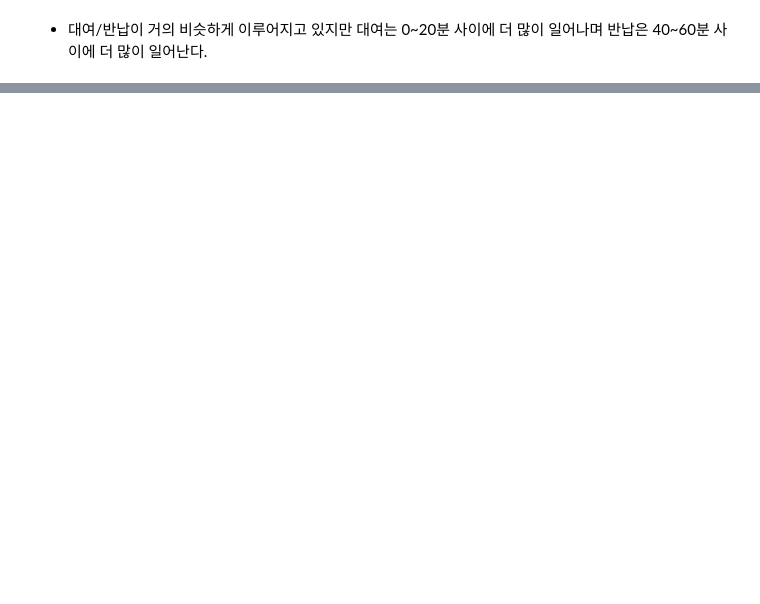
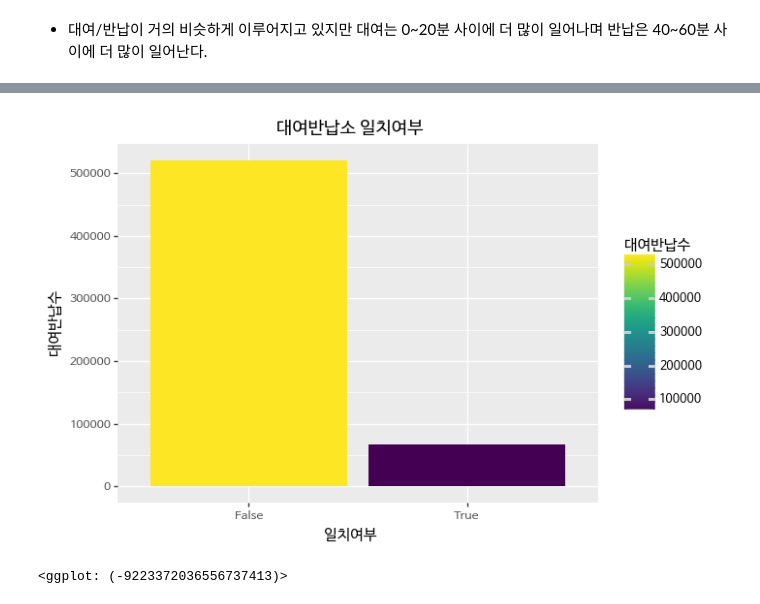
Before and after one commit to corazzon/OpenDataWrangling, a Jupyter notebook: seoul-bike-01.ipynb, the cells around one changed output, grey strips where cells are left out. Drawn from its saved outputs; the diff is of its cells as text; code cells hidden in the pictures; blank space fills up the shorter version.

Commit message:
반납/대여소 일치여부

```diff
--- a/seoul-bike-01.ipynb
+++ b/seoul-bike-01.ipynb
@@ -463,0 +476,6 @@ print(df_minute.shape)
+# %%
+df_location_diff = df['같은대여반납소'].value_counts().reset_index()
+df_location_diff.columns = ['일치여부', '대여반납수']
+location_diff_ratio = df_location_diff['대여반납수'][0]/df_location_diff['대여반납수'][1]
+print('같은 곳에서 대여반납 하는 것보다 다른 곳에서 대여반납 하는 것이 {0:.2f}배 많다.'.format(location_diff_ratio))
+df_location_diff
@@ -463,0 +487,9 @@ print(df_minute.shape)
+# %%
+(ggplot(df_location_diff)
+ + geom_col(mapping=aes(x='일치여부', y='대여반납수', fill='대여반납수'))
+ + labs(title='대여반납소 일치여부')
+ + theme(text=element_text(family='NanumBarunGothic'))
+)
+# %% [output]
+[figure, added]
+<ggplot: (-9223372036556737413)>
```
Also changed, not shown: parts of 16 cells of this notebook.
